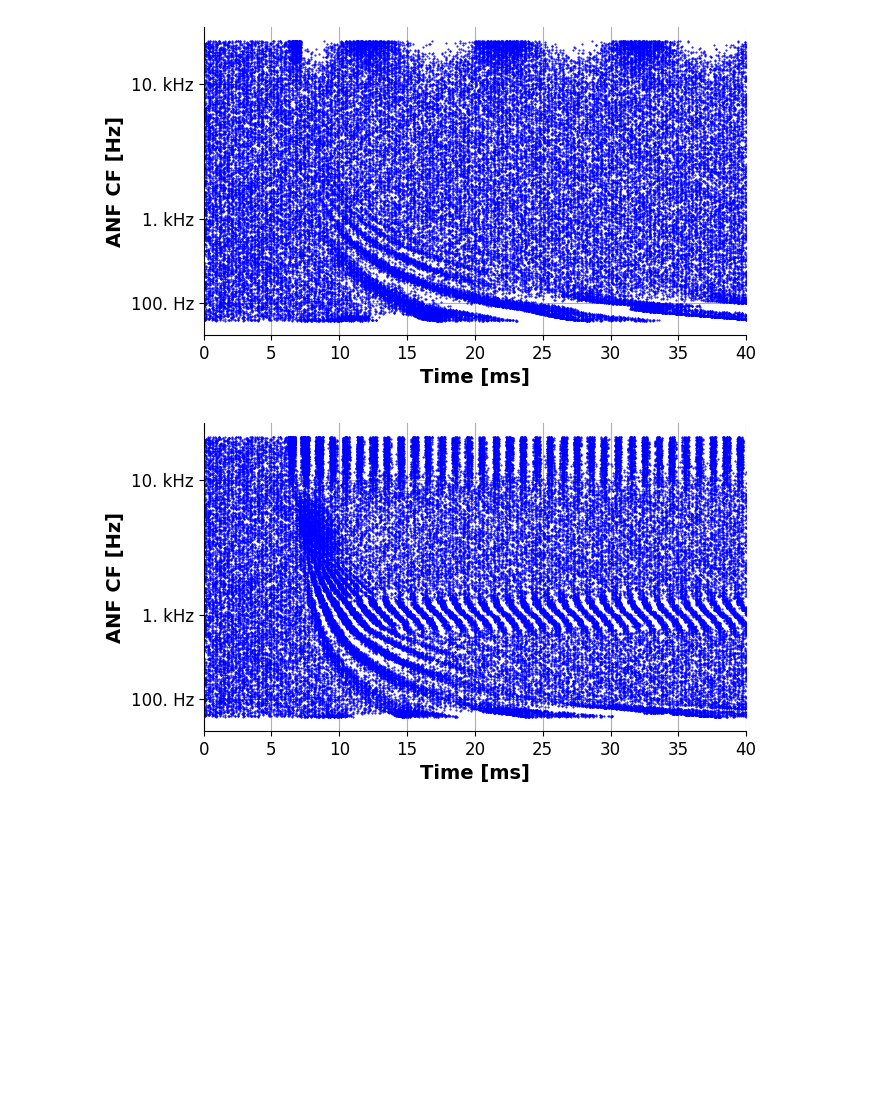
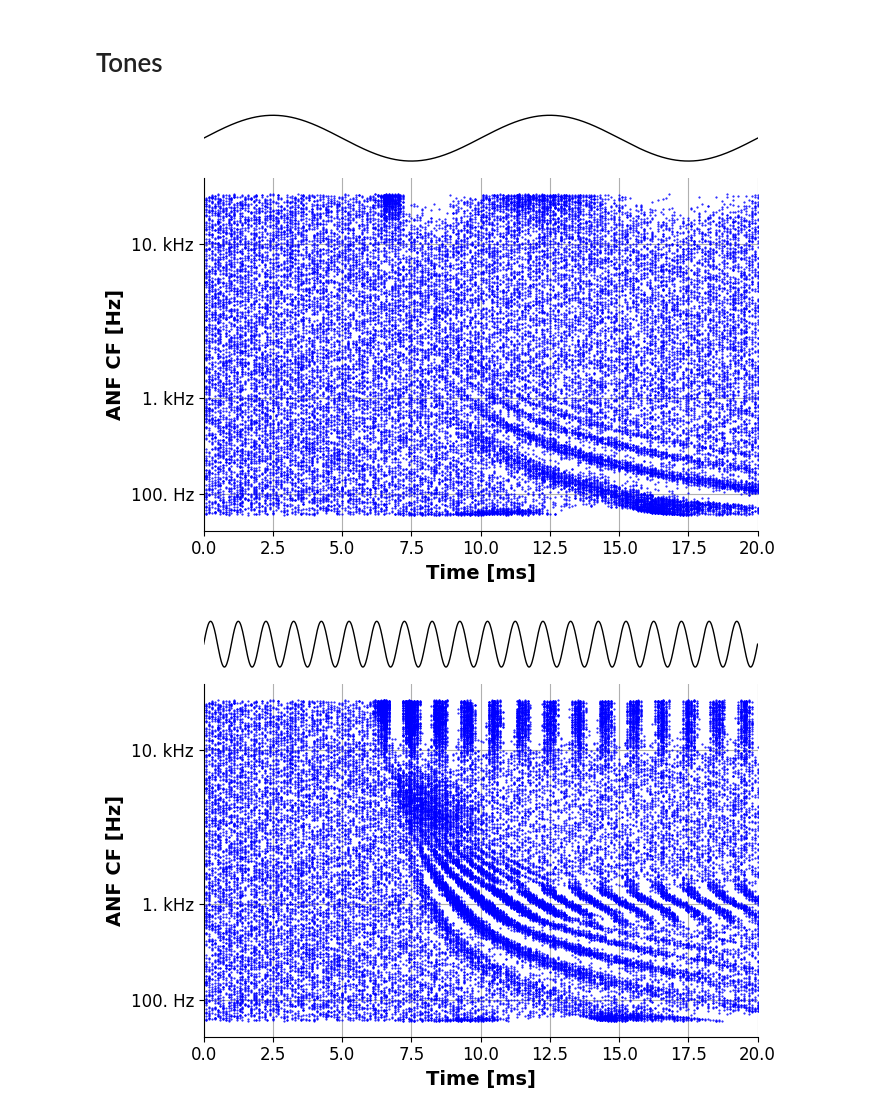
Before and after one commit to francescodesantis/sl_plots, a Jupyter notebook: freq_analysis/tonotopy.ipynb, the cells around one changed output. Saved outputs shown, nothing was run; the diff lists cells and outputs as text; code cells hidden in the pictures; blank space fills up the shorter version.

Commit message:
added sounds, report functions and notebooks

```diff
--- a/freq_analysis/tonotopy.ipynb
+++ b/freq_analysis/tonotopy.ipynb
@@ -26,22 +42,25 @@ NameError: name 'os' is not defined
+# %% [markdown]
+# Tones
 # %%
 tones = [0.1, 1., 10.]
 
 for j, tone in enumerate(tqdm(tones)):
 
     title = f'tone_{tone}kHz_70dB&TanCarney&subject_1.pic'
     result_path = result_dir + title
 
     with open(result_path, "rb") as file:
         result = dill.load(file, ignore=True)
 
     draw_spikes_pop(res = result,
                     angle = 0,
                     side = 'L',
                     pop = 'ANF',
                     y_ax = 'cf_custom',
-                    xlim = [0,40],
+                    plot_sound = True,
+                    xlim = [0,20],
                     color = 'b'
     )
 # %% [output]
-[figure, old version]
+[figure, new version]
-[figure, old version]
+[figure, new version]
```
Also changed, not shown: parts of 10 cells of this notebook, 5 other files.
